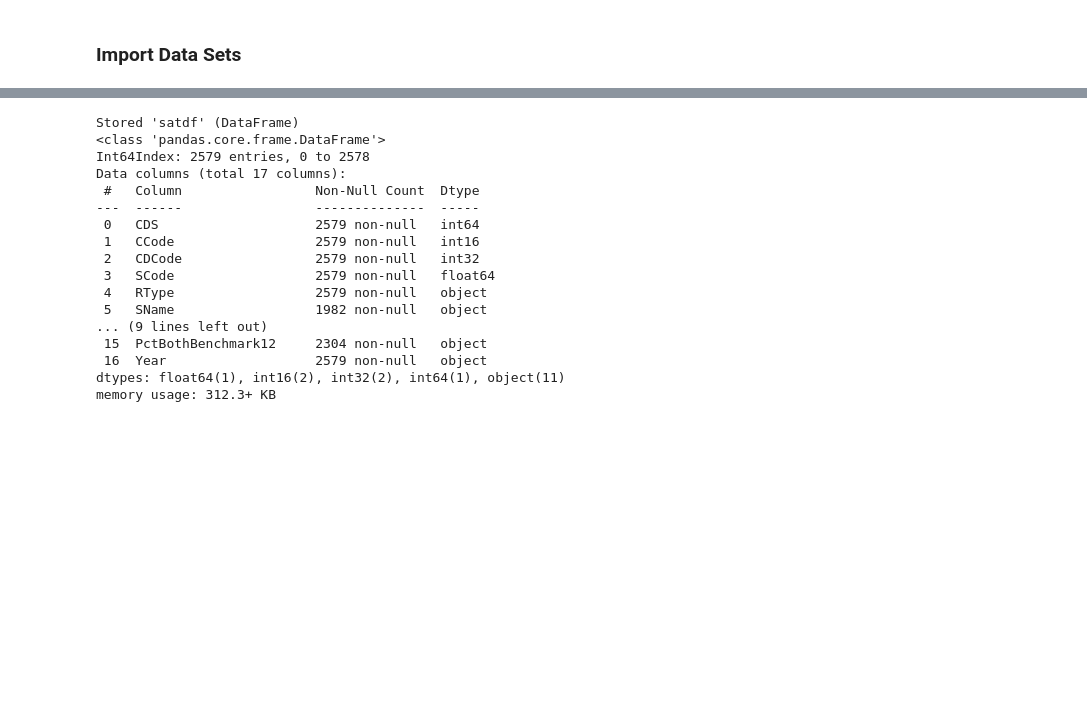
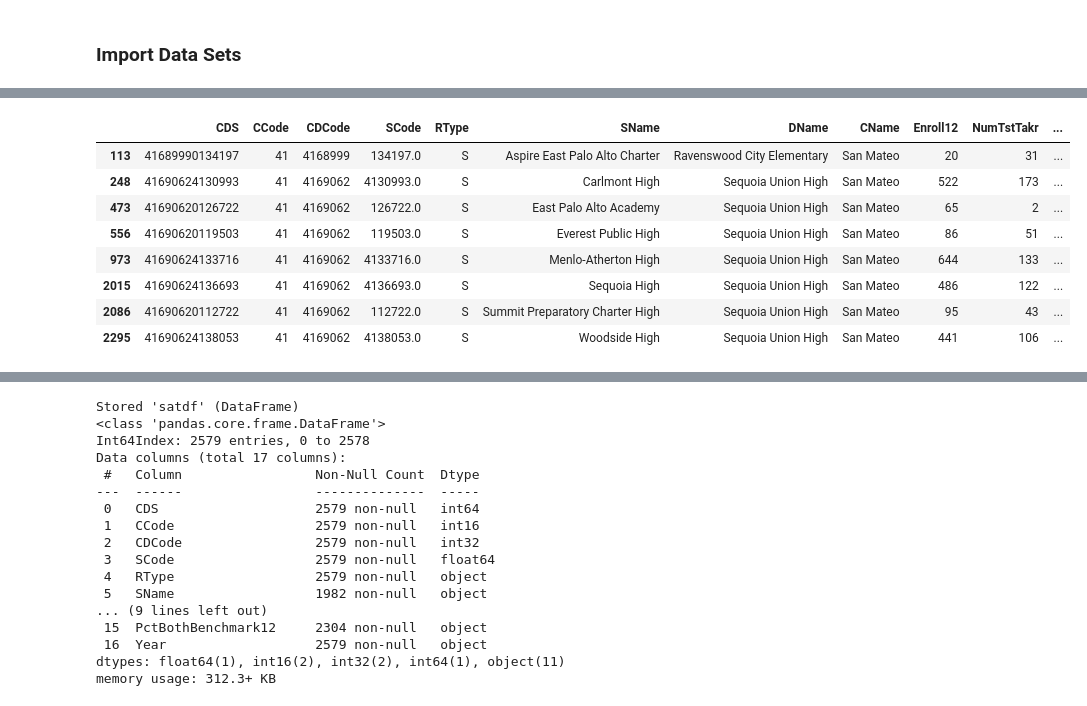
Before and after one commit to griffinbran/Equitable-Education-Affects-on-College-Entrance-Exam-Performance, a Jupyter notebook: Code/Notebook-01-Data-Import-and-Cleaning.ipynb, the cells around one changed output, grey strips where cells are left out. Cells and saved outputs as stored; diff of their text form; code cells hidden in the pictures; blank space fills up the shorter version.

```diff
--- a/Code/Notebook-01-Data-Import-and-Cleaning.ipynb
+++ b/Code/Notebook-01-Data-Import-and-Cleaning.ipynb
@@ -28,0 +100,12 @@ equitydf = pd.read_csv('../data/equitable_county_rank.csv')
+# %%
+school[(school['DName']=='Sequoia Union High')|(school['DName']=='Ravenswood City Elementary')]
+# %% [output]
+|  | CDS | CCode | CDCode | SCode | RType | SName | DName | CName | Enroll12 | NumTstTakr | ... |
+| 113 | 41689990134197 | 41 | 4168999 | 134197.0 | S | Aspire East Palo Alto Charter | Ravenswood City Elementary | San Mateo | 20 | 31 | ... |
+| 248 | 41690624130993 | 41 | 4169062 | 4130993.0 | S | Carlmont High | Sequoia Union High | San Mateo | 522 | 173 | ... |
+| 473 | 41690620126722 | 41 | 4169062 | 126722.0 | S | East Palo Alto Academy | Sequoia Union High | San Mateo | 65 | 2 | ... |
+| 556 | 41690620119503 | 41 | 4169062 | 119503.0 | S | Everest Public High | Sequoia Union High | San Mateo | 86 | 51 | ... |
+| 973 | 41690624133716 | 41 | 4169062 | 4133716.0 | S | Menlo-Atherton High | Sequoia Union High | San Mateo | 644 | 133 | ... |
+| 2015 | 41690624136693 | 41 | 4169062 | 4136693.0 | S | Sequoia High | Sequoia Union High | San Mateo | 486 | 122 | ... |
+| 2086 | 41690620112722 | 41 | 4169062 | 112722.0 | S | Summit Preparatory Charter High | Sequoia Union High | San Mateo | 95 | 43 | ... |
+| 2295 | 41690624138053 | 41 | 4169062 | 4138053.0 | S | Woodside High | Sequoia Union High | San Mateo | 441 | 106 | ... |
```
Also changed, not shown: parts of 38 cells of this notebook.
